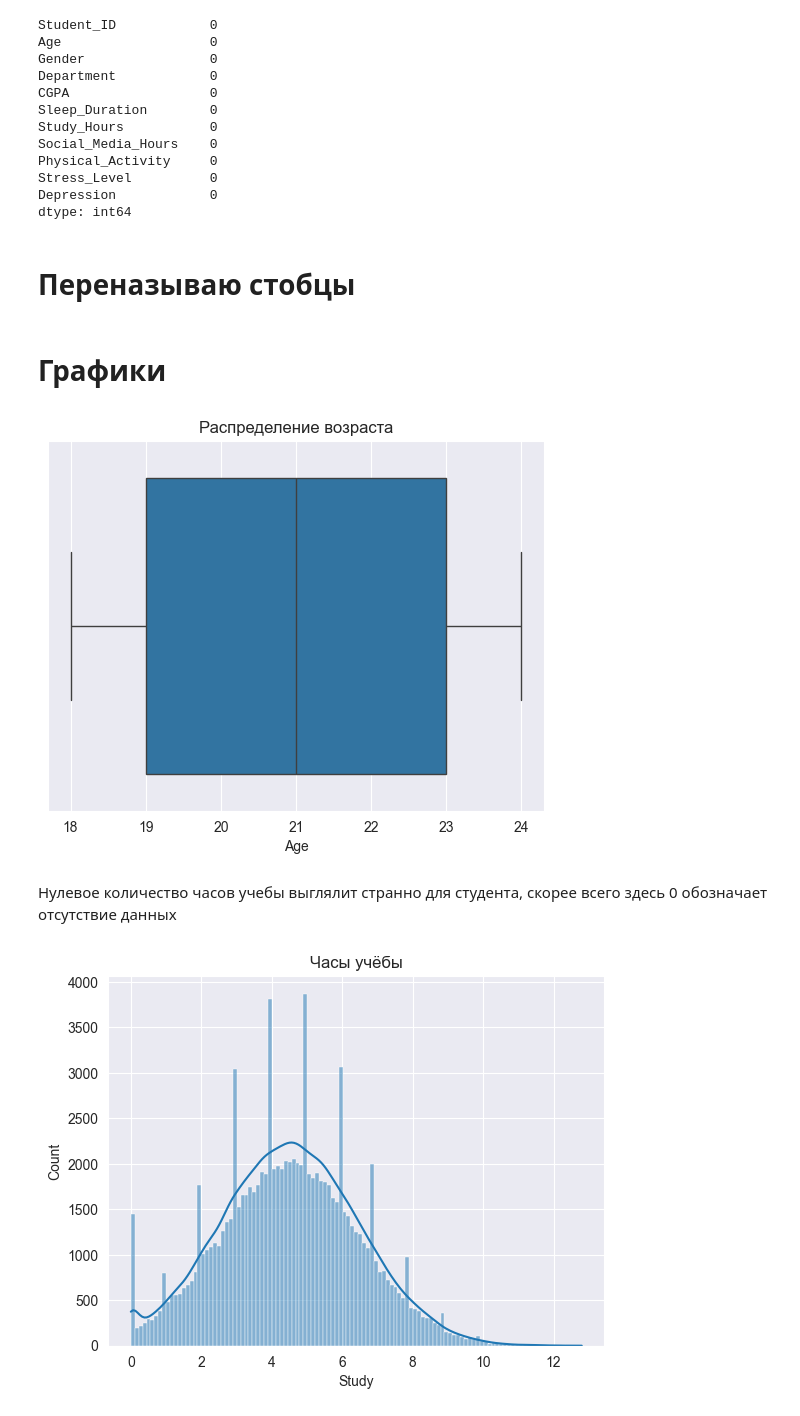
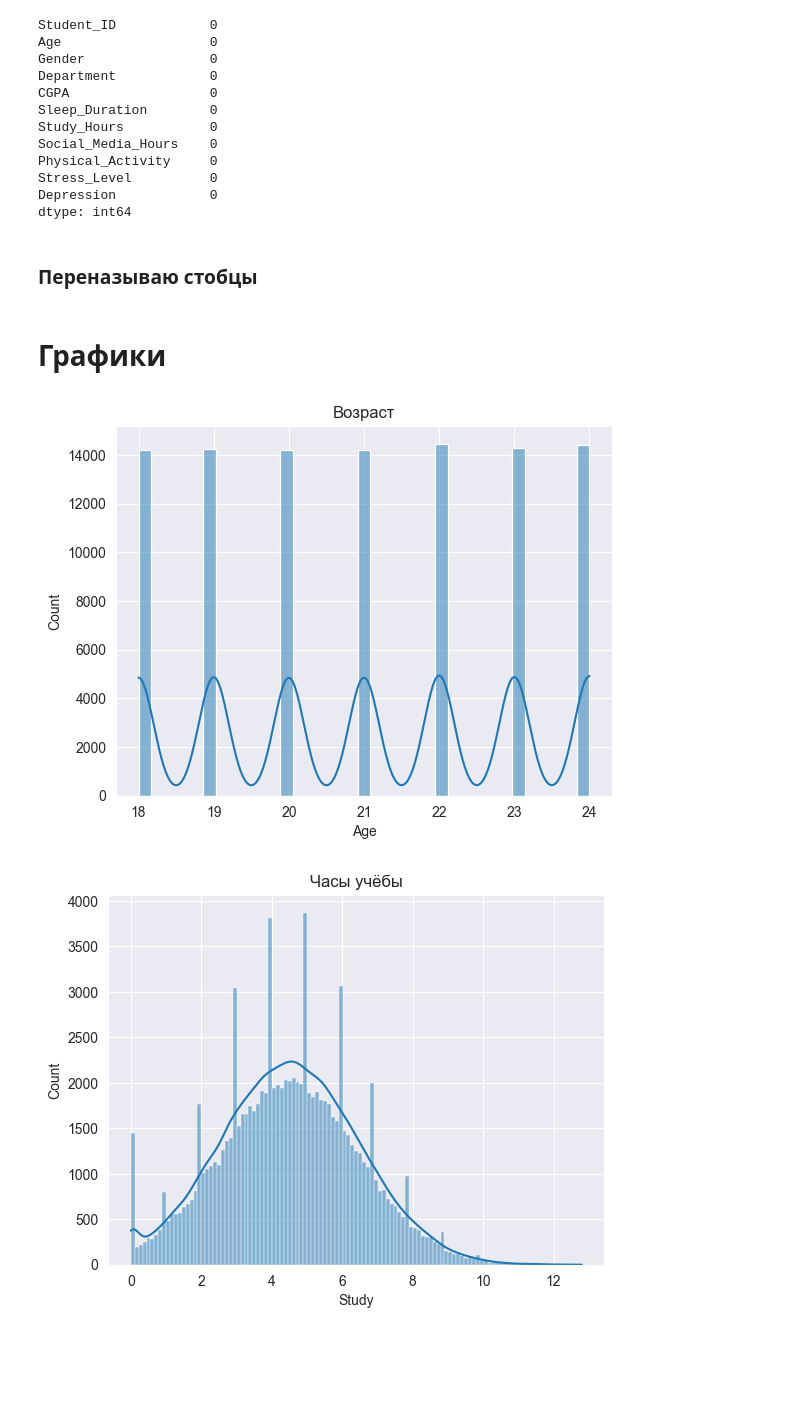
Before and after one commit to kat10n/Datascience_labs, a Jupyter notebook: Lab1/Lab1.ipynb, the cells around one changed output. Saved outputs shown, nothing was run; the diff lists cells and outputs as text; code cells hidden in the pictures; blank space fills up the shorter version.

```diff
--- a/Lab1/Lab1.ipynb
+++ b/Lab1/Lab1.ipynb
@@ -73,7 +73,7 @@ Stress_Level          0
 Depression            0
 dtype: int64
 # %% [markdown]
-# Переназываю стобцы
+### Переназываю стобцы
 # %%
 df = df.rename(columns={'Stress_Level': 'Stress'})
 df = df.rename(columns={'Sleep_Duration': 'Sleep'})
@@ -83,13 +83,11 @@ df = df.rename(columns={'Study_Hours': 'Study'})
 # %% [markdown]
 # Графики
 # %%
-sns.boxplot(x=df['Age'])
-plt.title("Распределение возраста")
+sns.histplot(df['Age'], kde=True)
+plt.title("Возраст")
 plt.show()
 # %% [output]
-[figure, old version]
+[figure, new version]
-# %% [markdown]
-Нулевое количество часов учебы выглялит странно для студента, скорее всего здесь 0 обозначает отсутствие данных
 # %%
 sns.histplot(df['Study'], kde=True)
 plt.title("Часы учёбы")
```
Also changed, not shown: parts of 65 cells of this notebook.
